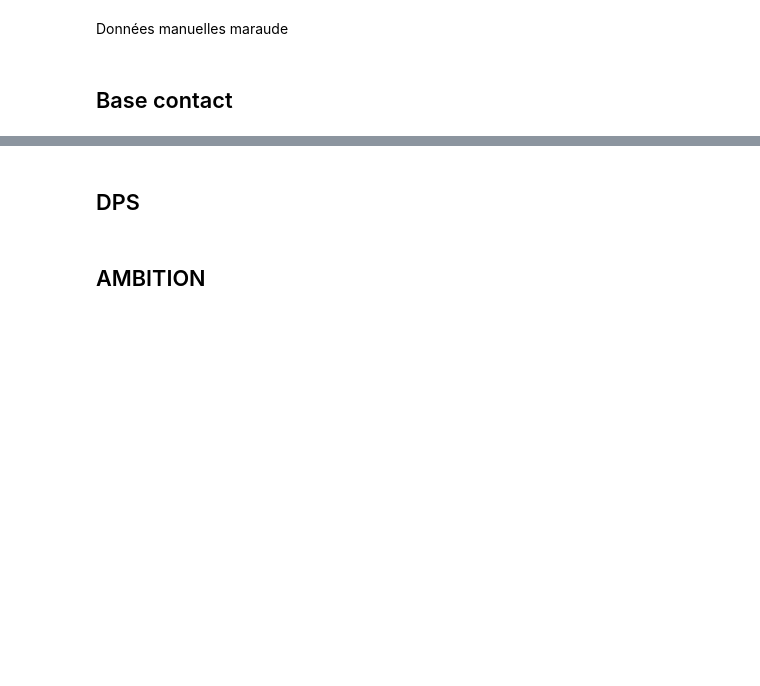
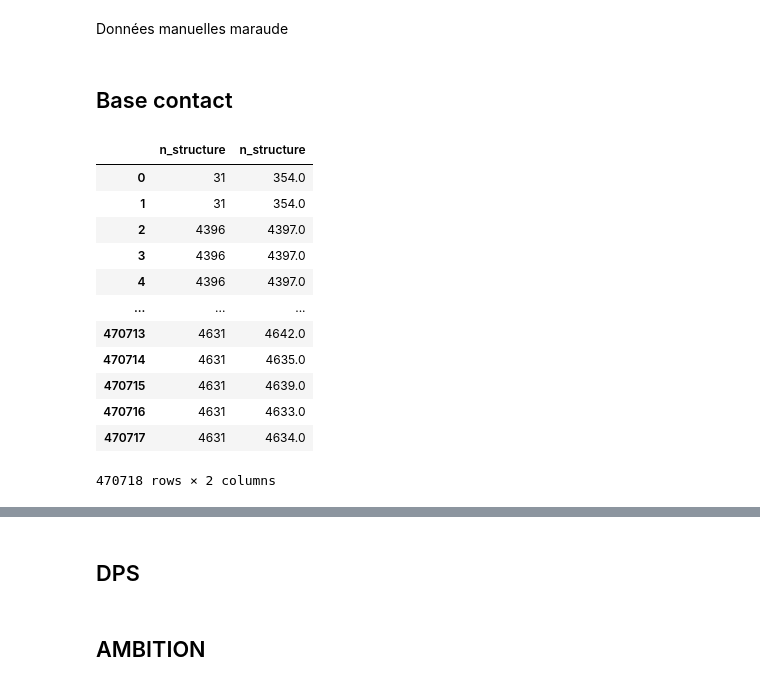
Before and after one commit to Croix-rouge-test/Code-PAT, a Jupyter notebook: main_pipeline.ipynb, the cells around one changed output, grey strips where cells are left out. Drawn from its saved outputs; the diff is of its cells as text; code cells hidden in the pictures; blank space fills up the shorter version.

```diff
--- a/main_pipeline.ipynb
+++ b/main_pipeline.ipynb
@@ -281,2 +517,2 @@ Données manuelles
 # %%
-df_formation_session_resultat,df_formation_session_resultat_IS, df_formation_count_session_2025, df_formation_session_resultat_fpg = clean_base_contact(client, df_ref_structure, target_date=TARGET_DATE)
+df_formation_session_resultat,df_formation_session_resultat_IS, df_formation_count_session_year, df_formation_session_resultat_fpg = clean_base_contact(client, df_ref_structure, target_date=TARGET_DATE)
@@ -457,3 +708,19 @@ Données manuelles maraude
 #check_maraude_sums(df_Maraude_donnees_manuelles, df_Maraude_donnees_manuelles_structure_2)
 # %% [markdown]
 ## Base contact
+# %%
+df_formation_session_resultat_fpg['n_structure']
+# %% [output]
+|  | n_structure | n_structure |
+| 0 | 31 | 354.0 |
+| 1 | 31 | 354.0 |
+| 2 | 4396 | 4397.0 |
+| 3 | 4396 | 4397.0 |
+| 4 | 4396 | 4397.0 |
+| ... | ... | ... |
+| 470713 | 4631 | 4642.0 |
+| 470714 | 4631 | 4635.0 |
+| 470715 | 4631 | 4639.0 |
+| 470716 | 4631 | 4633.0 |
+| 470717 | 4631 | 4634.0 |
+470718 rows × 2 columns
```
Also changed, not shown: parts of 12 cells of this notebook, 2 other files.
